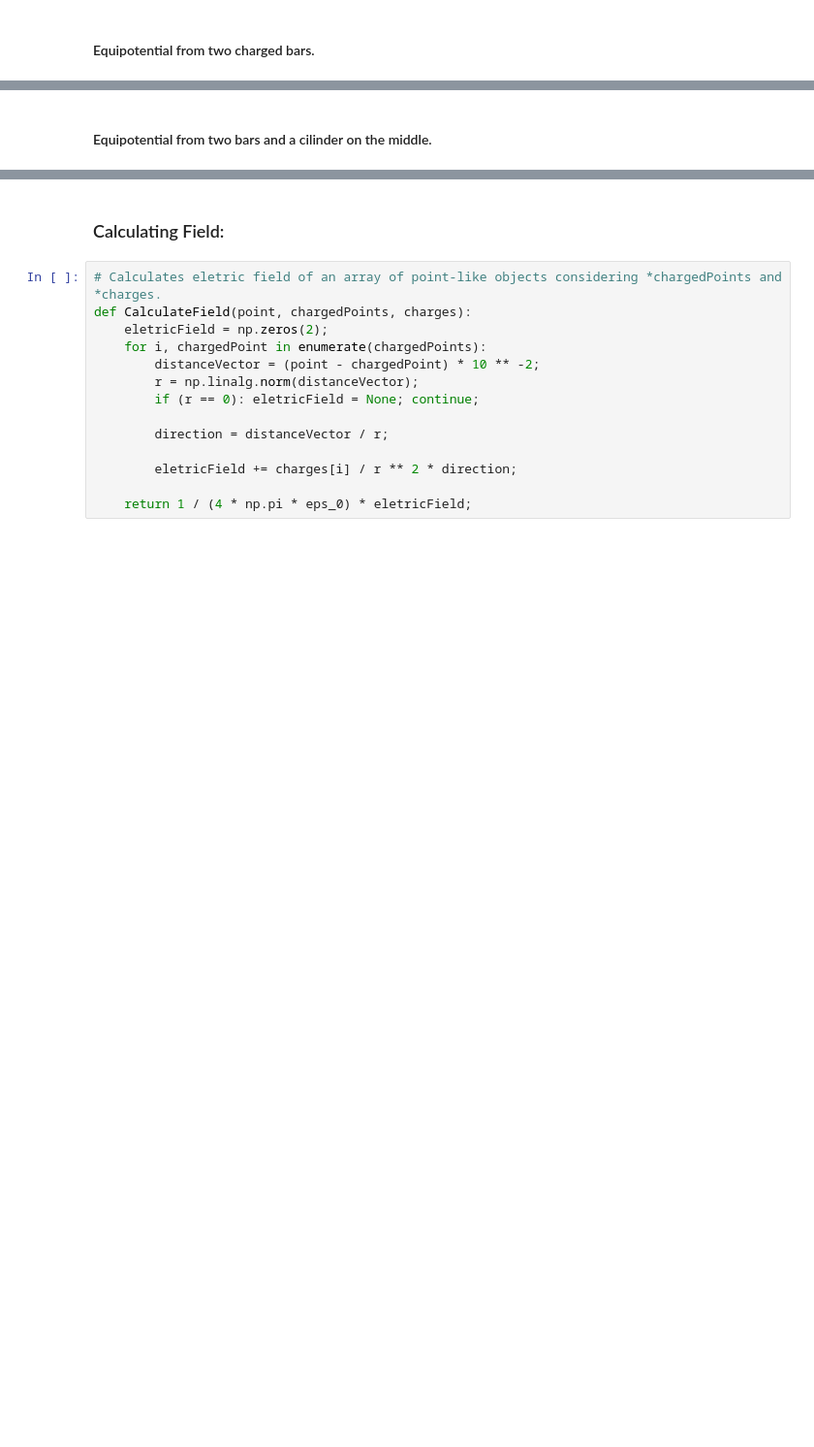
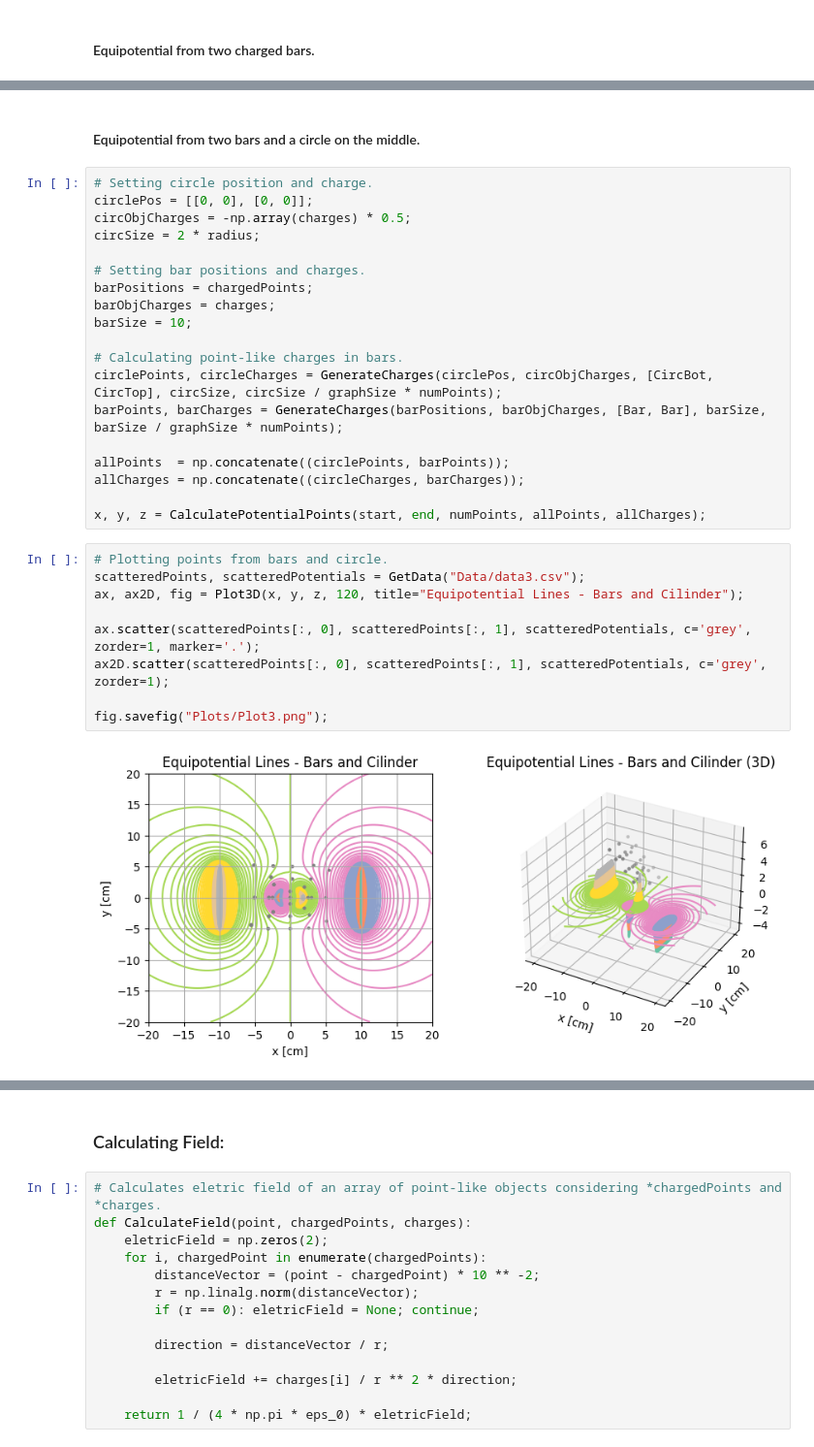
Before and after one commit to sunbaee/Eletrostatics, a Jupyter notebook: PotentialPlot.ipynb, the cells around one changed output, grey strips where cells are left out. Shown at 97% size. Drawn from its saved outputs; the diff is of its cells as text; blank space fills up the shorter version.

```diff
--- a/PotentialPlot.ipynb
+++ b/PotentialPlot.ipynb
@@ -210,3 +221,33 @@ fig.savefig("Plots/Plot2.png");
 # %% [markdown]
-#### Equipotential from two bars and a cilinder on the middle.
+#### Equipotential from two bars and a circle on the middle.
+# %%
+# Setting circle position and charge.
+circlePos = [[0, 0], [0, 0]];
+circObjCharges = -np.array(charges) * 0.5;
+circSize = 2 * radius;
+
+# Setting bar positions and charges.
+barPositions = chargedPoints;
+barObjCharges = charges;
+barSize = 10;
+
+# Calculating point-like charges in bars.
+circlePoints, circleCharges = GenerateCharges(circlePos, circObjCharges, [CircBot, CircTop], circSize, circSize / graphSize * numPoints);
+barPoints, barCharges = GenerateCharges(barPositions, barObjCharges, [Bar, Bar], barSize, barSize / graphSize * numPoints);
+
+allPoints  = np.concatenate((circlePoints, barPoints));
+allCharges = np.concatenate((circleCharges, barCharges));
+
+x, y, z = CalculatePotentialPoints(start, end, numPoints, allPoints, allCharges);
+# %%
+# Plotting points from bars and circle.
+scatteredPoints, scatteredPotentials = GetData("Data/data3.csv");
+ax, ax2D, fig = Plot3D(x, y, z, 120, title="Equipotential Lines - Bars and Cilinder");
+
+ax.scatter(scatteredPoints[:, 0], scatteredPoints[:, 1], scatteredPotentials, c='grey', zorder=1, marker='.');
+ax2D.scatter(scatteredPoints[:, 0], scatteredPoints[:, 1], scatteredPotentials, c='grey', zorder=1);
+
+fig.savefig("Plots/Plot3.png");
+# %% [output]
+[figure, added]
 # %%
```
Also changed, not shown: parts of 15 cells of this notebook.
